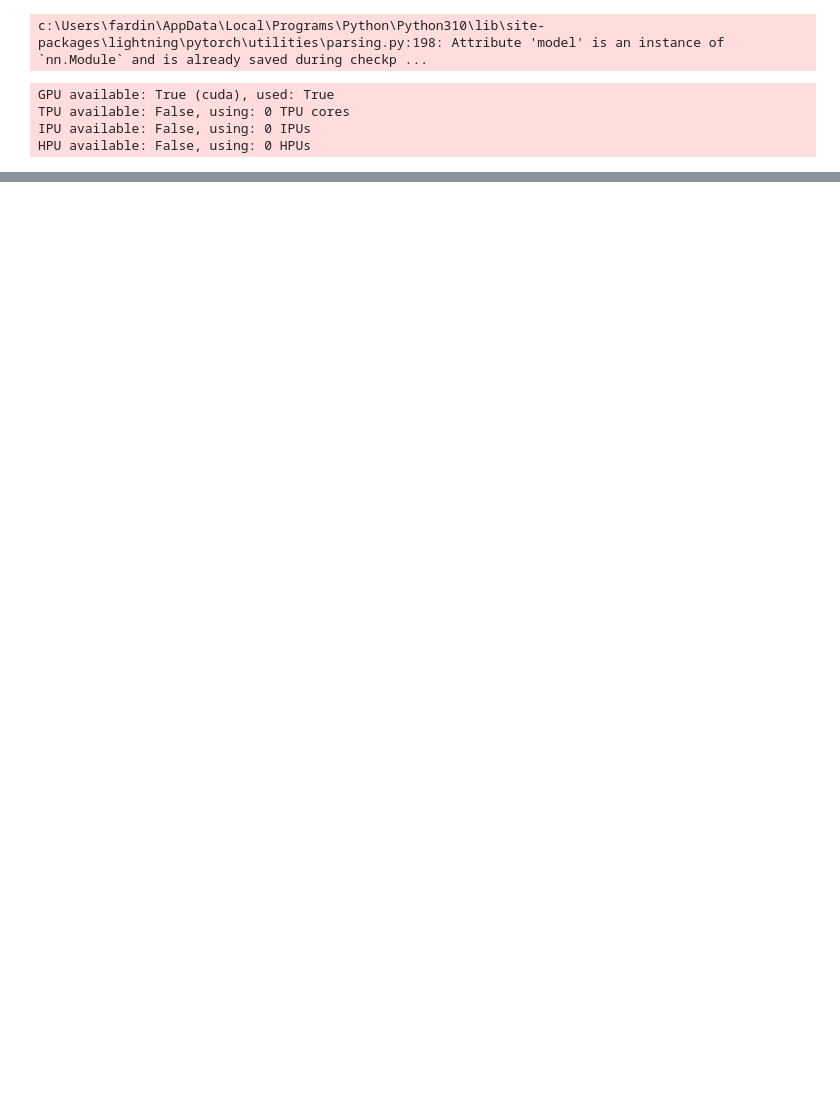
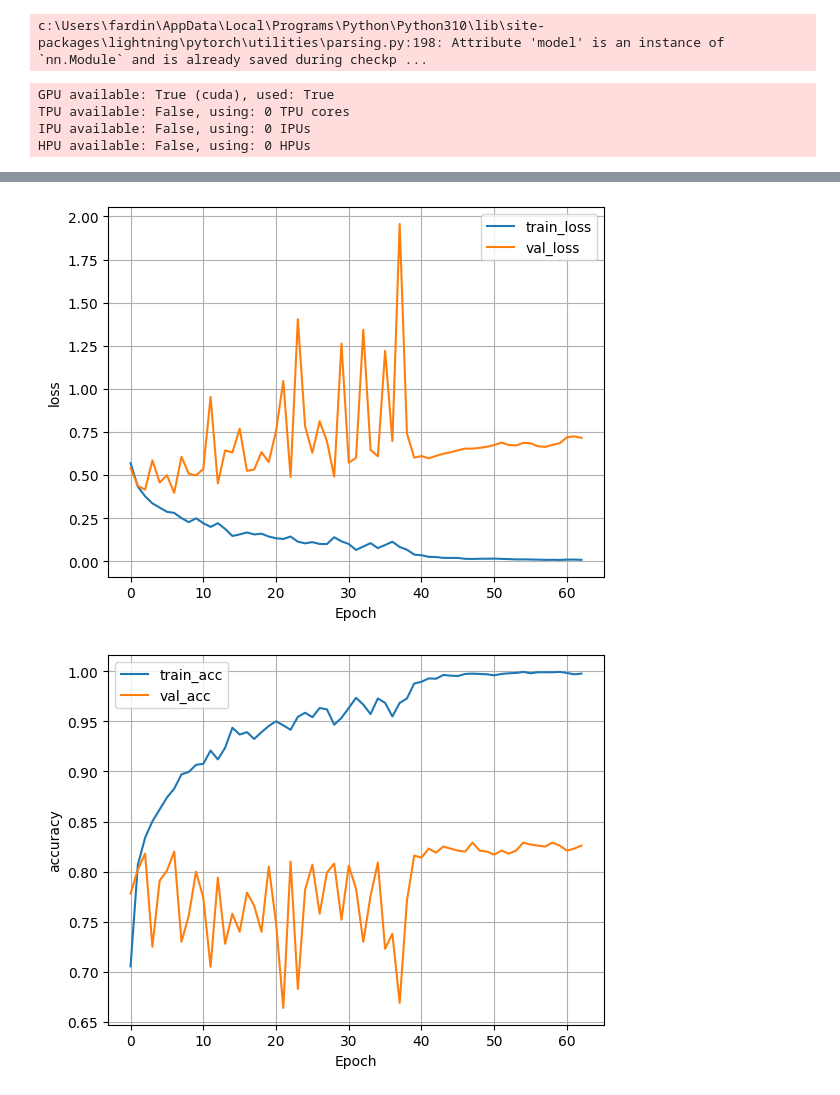
Before and after one commit to raziehAskarizade/Beyond-Words, a Jupyter notebook: Scripts/CompositionRoot(Tasks)/TextSentimentAnalysis/AmazonReviewSintimentWithTagAndDep.ipynb, the cells around one changed output, grey strips where cells are left out. Saved outputs shown, nothing was run; the diff lists cells and outputs as text; code cells hidden in the pictures; blank space fills up the shorter version.

```diff
--- a/Scripts/CompositionRoot(Tasks)/TextSentimentAnalysis/AmazonReviewSintimentWithTagAndDep.ipynb
+++ b/Scripts/CompositionRoot(Tasks)/TextSentimentAnalysis/AmazonReviewSintimentWithTagAndDep.ipynb
@@ -427,4 +372,0 @@ duration2: 0.000000000
-# %%
-for i in range(5):
-    print(f'{i}')
-    test = torch_model(X)
@@ -674,6 +659,28 @@ c:\Users\fardin\AppData\Local\Programs\Python\Python310\lib\site-packages\lightn
 # t_dataloader = data_manager.train_dataloader()
 # v_dataloader = data_manager.val_dataloader()
 # print(next(iter(torch_model.parameters())).device)
+# %%
+import matplotlib.pyplot as plt
+'''From torch lightning tutorials'''
+def plot_csv_logger(csv_path, loss_names=['train_loss', 'val_loss'], eval_names=['train_acc', 'val_acc']):
+    metrics = pd.read_csv(csv_path)
+
+    aggregation_metrics = []
+    agg_col = 'epoch'
+    for i, dfg in metrics.groupby(agg_col):
+        agg = dict(dfg.mean())
+        agg[agg_col] = i
+        aggregation_metrics.append(agg)
+
+    df_metrics = pd.DataFrame(aggregation_metrics)
+    df_metrics[loss_names].plot(grid=True, legend=True, xlabel='Epoch', ylabel='loss')
+    df_metrics[eval_names].plot(grid=True, legend=True, xlabel='Epoch', ylabel='accuracy')
+    plt.show()
+# %%
+plot_csv_logger(r'C:\Users\fardin\Projects\ColorIntelligence\logs\DepTag2\version_10\metrics.csv')
+# %% [output]
+[figure, added]
+[figure, added]
 # %%
 # X1, y1 = next(iter(t_dataloader))
 # X2, y2 = next(iter(v_dataloader))
```
Also changed, not shown: parts of 15 cells of this notebook, 1 other file.
